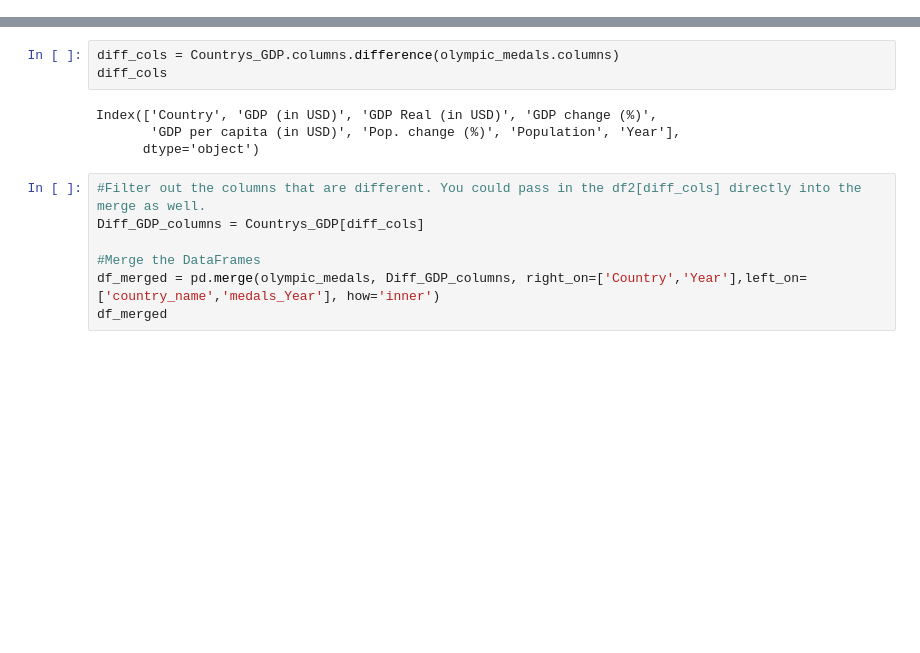
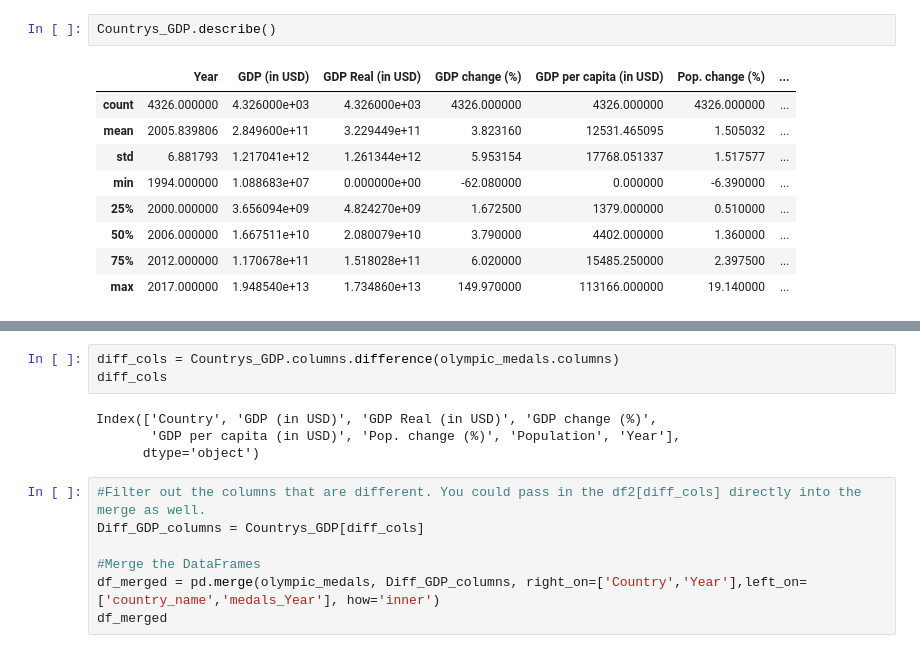
Before and after one commit to AlishaSHM/SMU_PROJECT1_OLYMPICS, a Jupyter notebook: alisha_work/Untitled.ipynb, the cells around one changed output, grey strips where cells are left out. Drawn from its saved outputs; the diff is of its cells as text; blank space fills up the shorter version.

```diff
--- a/alisha_work/Untitled.ipynb
+++ b/alisha_work/Untitled.ipynb
@@ -17,0 +33,12 @@
+# %%
+Countrys_GDP.describe()
+# %% [output]
+|  | Year | GDP (in USD) | GDP Real (in USD) | GDP change (%) | GDP per capita (in USD) | Pop. change (%) | ... |
+| count | 4326.000000 | 4.326000e+03 | 4.326000e+03 | 4326.000000 | 4326.000000 | 4326.000000 | ... |
+| mean | 2005.839806 | 2.849600e+11 | 3.229449e+11 | 3.823160 | 12531.465095 | 1.505032 | ... |
+| std | 6.881793 | 1.217041e+12 | 1.261344e+12 | 5.953154 | 17768.051337 | 1.517577 | ... |
+| min | 1994.000000 | 1.088683e+07 | 0.000000e+00 | -62.080000 | 0.000000 | -6.390000 | ... |
+| 25% | 2000.000000 | 3.656094e+09 | 4.824270e+09 | 1.672500 | 1379.000000 | 0.510000 | ... |
+| 50% | 2006.000000 | 1.667511e+10 | 2.080079e+10 | 3.790000 | 4402.000000 | 1.360000 | ... |
+| 75% | 2012.000000 | 1.170678e+11 | 1.518028e+11 | 6.020000 | 15485.250000 | 2.397500 | ... |
+| max | 2017.000000 | 1.948540e+13 | 1.734860e+13 | 149.970000 | 113166.000000 | 19.140000 | ... |
```
Also changed, not shown: parts of 15 cells of this notebook, 5 other files.
